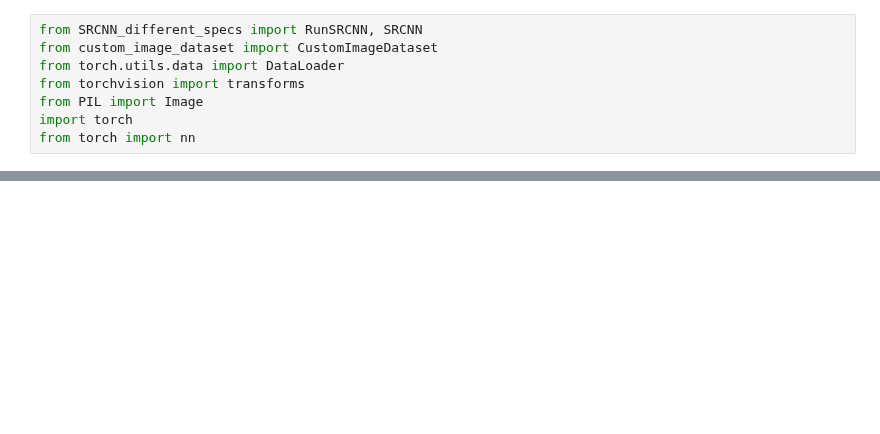
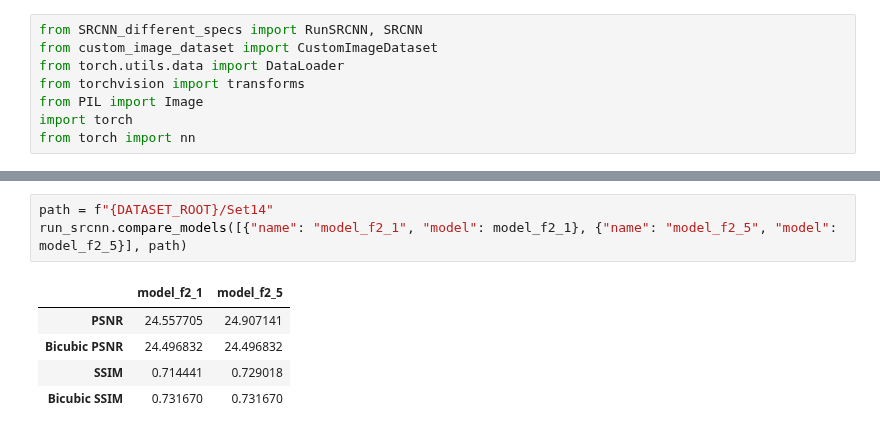
Before and after one commit to velozo27/TCC-Pedro-Velozo-ENG1132, a Jupyter notebook: SRCNN_different_specs.ipynb, the cells around one changed output, grey strips where cells are left out. Saved outputs shown, nothing was run; the diff lists cells and outputs as text; blank space fills up the shorter version.

```diff
--- a/SRCNN_different_specs.ipynb
+++ b/SRCNN_different_specs.ipynb
@@ -86,0 +269,9 @@ RuntimeError: NNPACK SpatialConvolution_updateOutput failed
+# %%
+path = f"{DATASET_ROOT}/Set14"
+run_srcnn.compare_models([{"name": "model_f2_1", "model": model_f2_1}, {"name": "model_f2_5", "model": model_f2_5}], path)
+# %% [output]
+|  | model_f2_1 | model_f2_5 |
+| PSNR | 24.557705 | 24.907141 |
+| Bicubic PSNR | 24.496832 | 24.496832 |
+| SSIM | 0.714441 | 0.729018 |
+| Bicubic SSIM | 0.731670 | 0.731670 |
```
Also changed, not shown: parts of 11 cells of this notebook.
